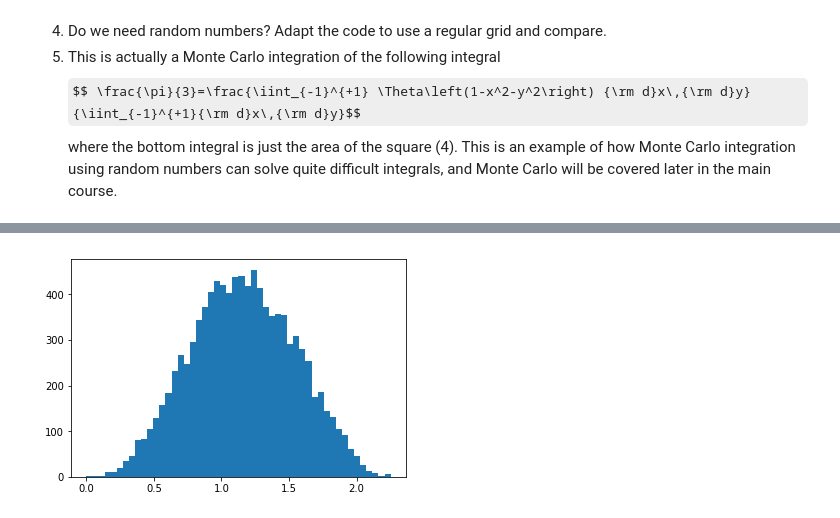
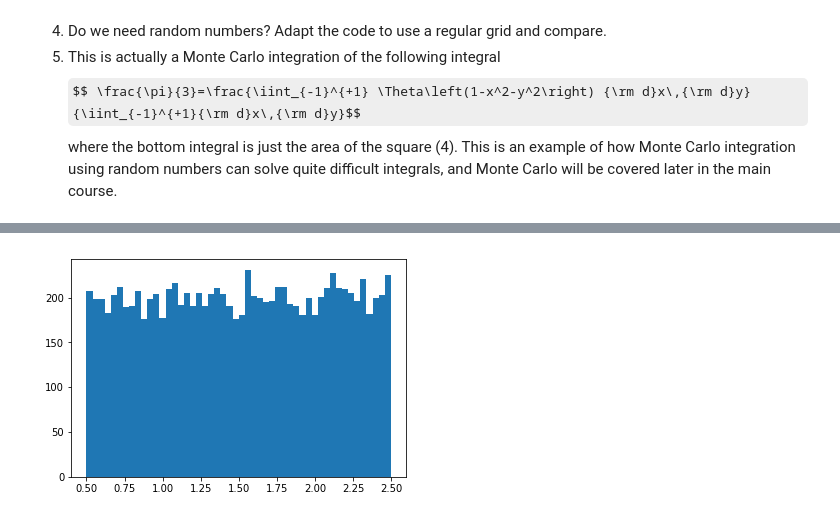
Before and after one commit to toastedcrumpets/CCP5_Python_examples, a Jupyter notebook: 03-Ex. Calculating pi.ipynb, the cells around one changed output, grey strips where cells are left out. Cells and saved outputs as stored; diff of their text form; code cells hidden in the pictures; some formulas as TeX source.

```diff
--- a/03-Ex. Calculating pi.ipynb
+++ b/03-Ex. Calculating pi.ipynb
@@ -55,22 +54,23 @@ Lets take a look at that
 # %%
 import numpy.random
 
 def flip_a_coin():
     return numpy.random.randint(0,2) == 1
 
 def random_01():
-    value = 0
-    for divisor in range(2, 16):
+    value = 0.5
+    for idx in range(10):
         if flip_a_coin() == True:
-            value += 1.0 / divisor
+            value += 1.0 / (2**idx)
     return value
 
+# Make a histogram of the values to see if they're evenly distributed over the range
 random_nums = []
 for count in range(0, 10000):
     random_nums.append(random_01())
 
 import pylab
 pylab.hist(random_nums, 50)
 pylab.show()
 # %% [output]
-[figure, old version]
+[figure, new version]
```
Also changed, not shown: parts of 5 cells of this notebook, 3 other files.
